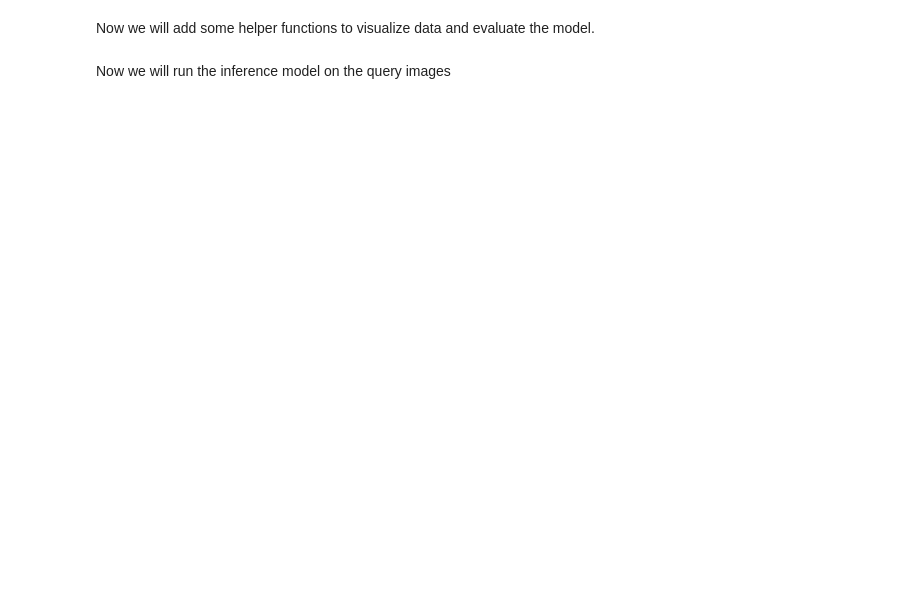
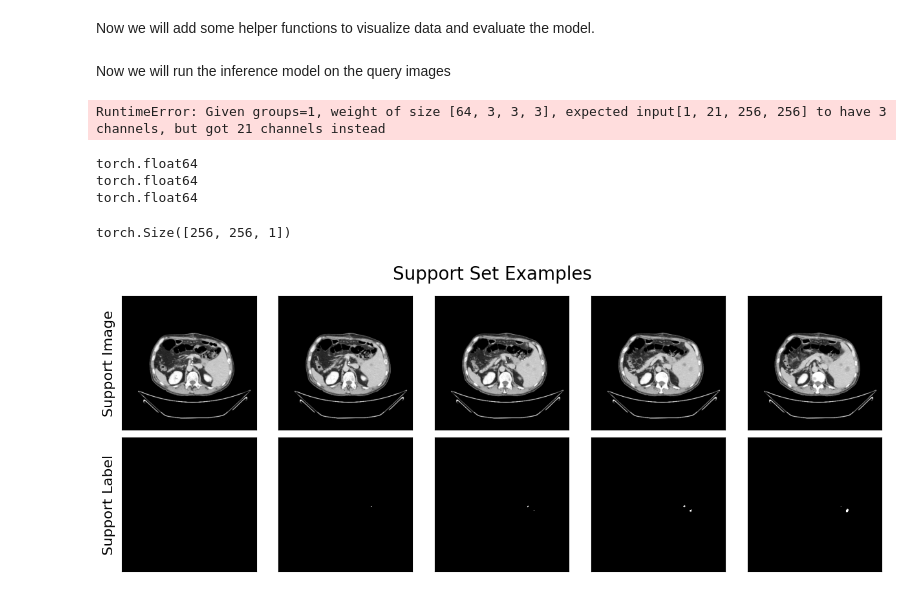
Before and after one commit to alinaryabtsev/FewShotLearning, a Jupyter notebook: test_modules/universeg_test.ipynb, the cells around one changed output. Cells and saved outputs as stored; diff of their text form; code cells hidden in the pictures; blank space fills up the shorter version.

```diff
--- a/test_modules/universeg_test.ipynb
+++ b/test_modules/universeg_test.ipynb
@@ -83,10 +86,34 @@ image, label = d_query[idx]
 image, label = image.to(device), label.to(device)
 
 # run inference
-logits = model(image[None], support_images[None], support_labels[None])[0].to('cpu')
+logits = model(image[None].type(torch.float), support_images[None].type(torch.float), support_labels[None].type(torch.float))[0].to(device)
 pred = torch.sigmoid(logits)
 
 # visualize
 res = {'data': [image, label, pred, pred > 0.5]}
 titles = col_names=['image', 'label', 'pred (soft)', 'pred (hard)']
 visualize_tensors(res, col_wrap=4, col_names=titles)
+# %% [output]
+RuntimeError: Given groups=1, weight of size [64, 3, 3, 3], expected input[1, 21, 256, 256] to have 3 channels, but got 21 channels instead
+# %%
+print(image[None][None].dtype)
+print(support_labels[None][None].dtype)
+print(support_images[None][None].dtype)
+# %% [output]
+torch.float64
+torch.float64
+torch.float64
+# %%
+d_support[0]
+# %% [output]
+torch.Size([256, 256, 1])
+# %%
+rng = range(15,20)
+support_images, support_labels = [d_support[i][0] for i in rng], [d_support[i][1] for i in rng]
+n_viz = 5
+visualize_tensors({
+    'Support Image': support_images[:n_viz],
+    'Support Label': support_labels[:n_viz],
+}, col_wrap=5, title='Support Set Examples')
+# %% [output]
+[figure, added]
```
Also changed, not shown: parts of 1 cell of this notebook, 1 other file.
